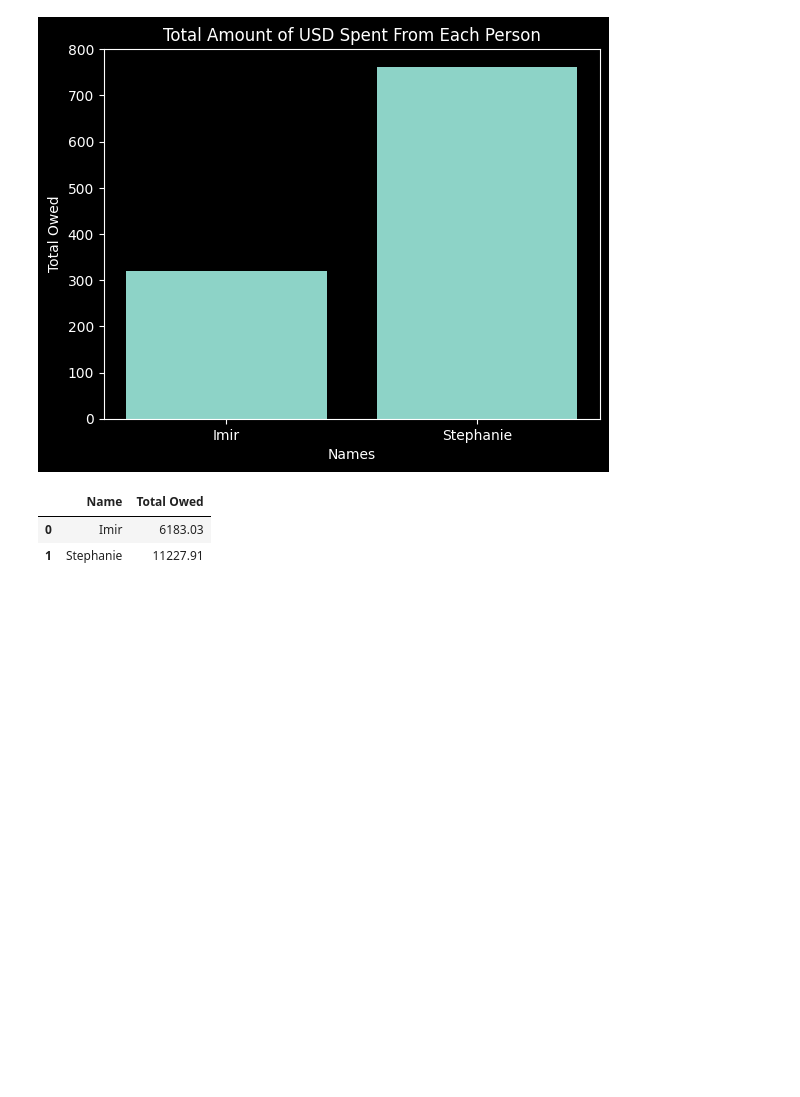
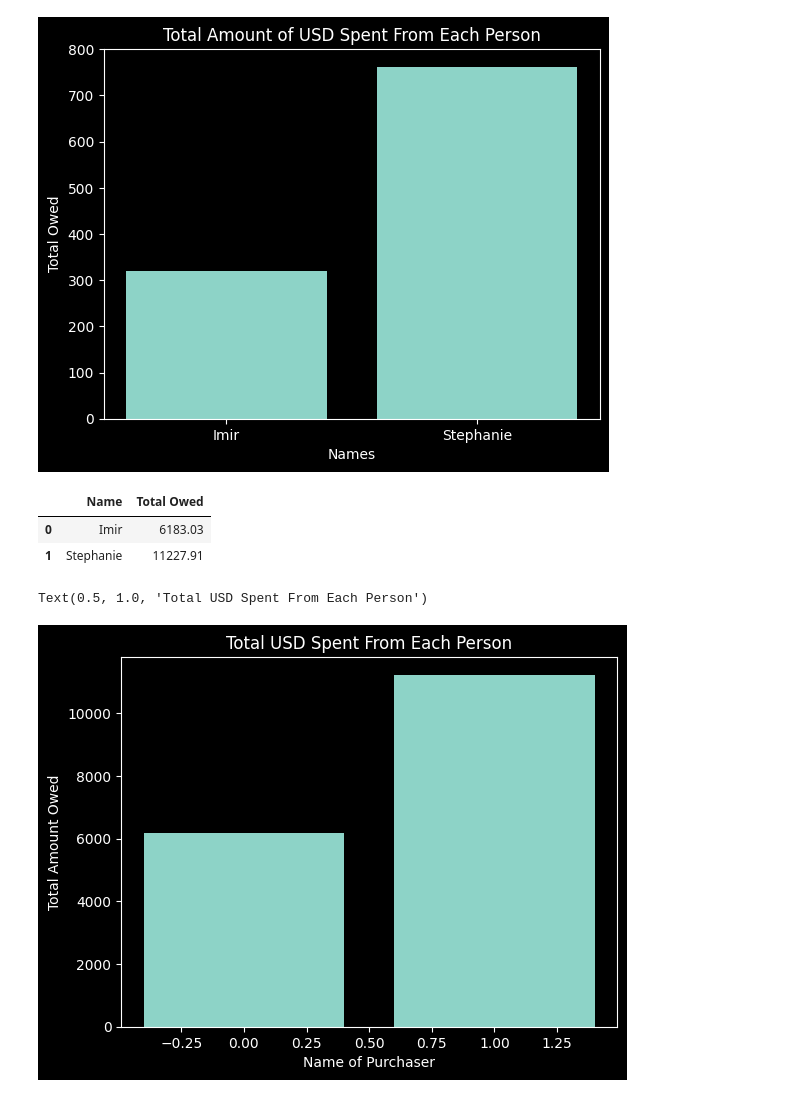
Before and after one commit to imirransom7/Amazon-Order-History, a Jupyter notebook: imir_amazon_order_history/orders.ipynb, the cells around one changed output. Saved outputs shown, nothing was run; the diff lists cells and outputs as text; code cells hidden in the pictures; blank space fills up the shorter version.

```diff
--- a/imir_amazon_order_history/orders.ipynb
+++ b/imir_amazon_order_history/orders.ipynb
@@ -524,4 +529,9 @@ grouped
 | 1 | Stephanie | 11227.91 |
 # %%
 plt.bar(grouped.index, grouped['Total Owed'])
-ply.xlabel('Name of Purchaser')
+plt.xlabel('Name of Purchaser')
+plt.ylabel('Total Amount Owed')
+plt.title('Total USD Spent From Each Person')
+# %% [output]
+Text(0.5, 1.0, 'Total USD Spent From Each Person')
+[figure, added]
```
Also changed, not shown: parts of 1 cell of this notebook.
